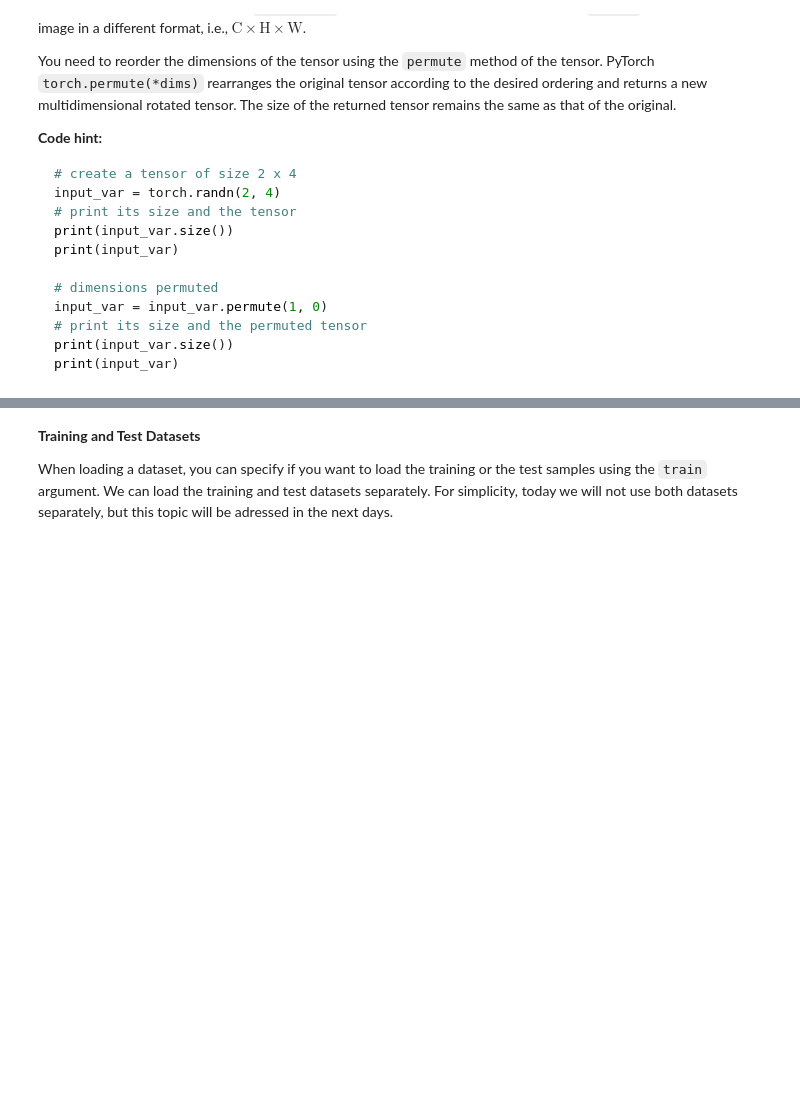
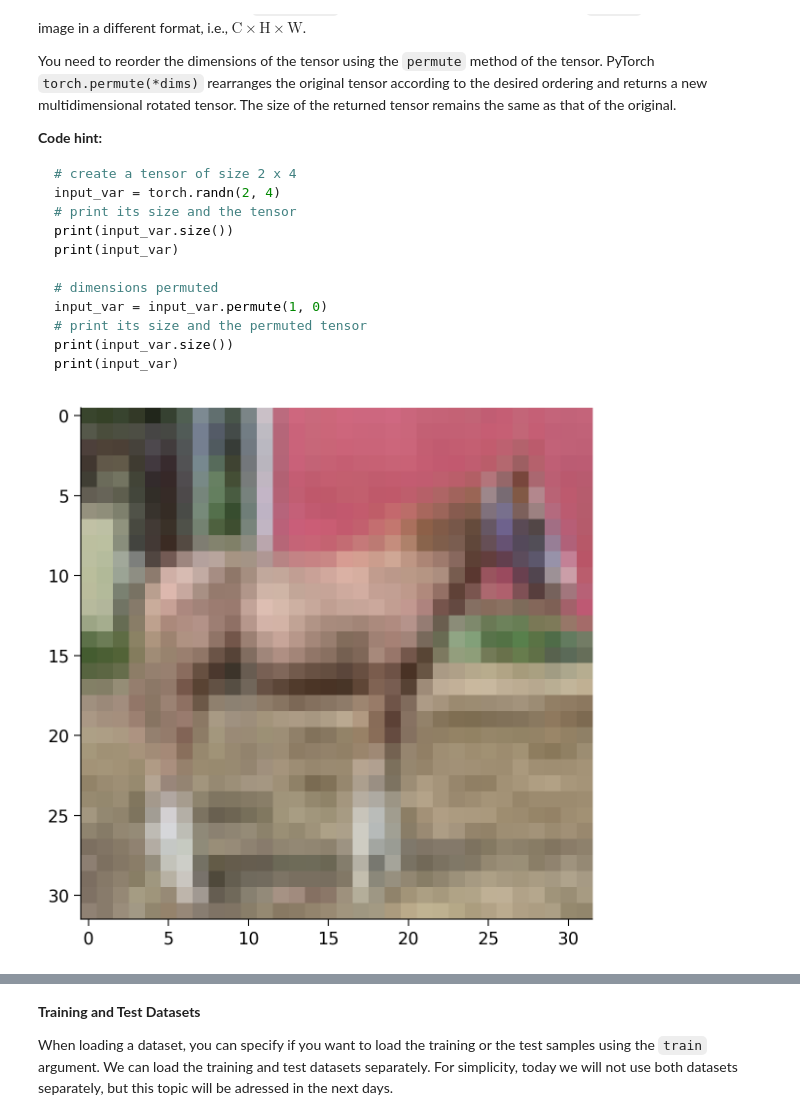
Before and after one commit to ElDEEB21/Neuromatch-DL-2025, a Jupyter notebook: Week_1/W1D1_Tutorial1.ipynb, the cells around one changed output, grey strips where cells are left out. Cells and saved outputs as stored; diff of their text form; code cells hidden in the pictures; blank space fills up the shorter version.

````diff
--- a/Week_1/W1D1_Tutorial1.ipynb
+++ b/Week_1/W1D1_Tutorial1.ipynb
@@ -1537,11 +1674,13 @@ print(input_var)
 ```
 # %%
 # TODO: Uncomment the following line to see the error that arises from the current image format
-# plt.imshow(image)
+#plt.imshow(image)
 
 # TODO: Comment the above line and fix this code by reordering the tensor dimensions
-# plt.imshow(image.permute(...))
-# plt.show()
+plt.imshow(image.permute(1, 2, 0))
+plt.show()
+# %% [output]
+[figure, added]
 # %% [markdown]
 [*Click for solution*](https://github.com/NeuromatchAcademy/course-content-dl/tree/main/tutorials/W1D1_BasicsAndPytorch/solutions/W1D1_Tutorial1_Solution_b04bd357.py)
 
````
Also changed, not shown: parts of 79 cells of this notebook.
